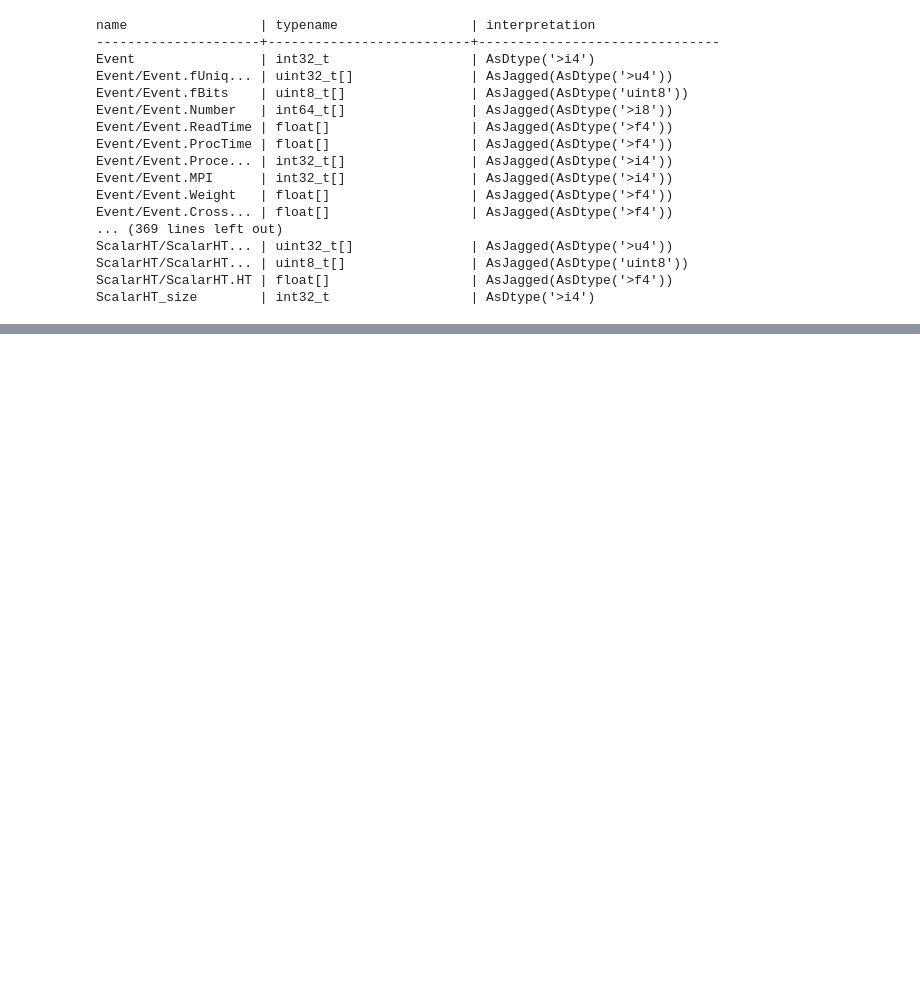
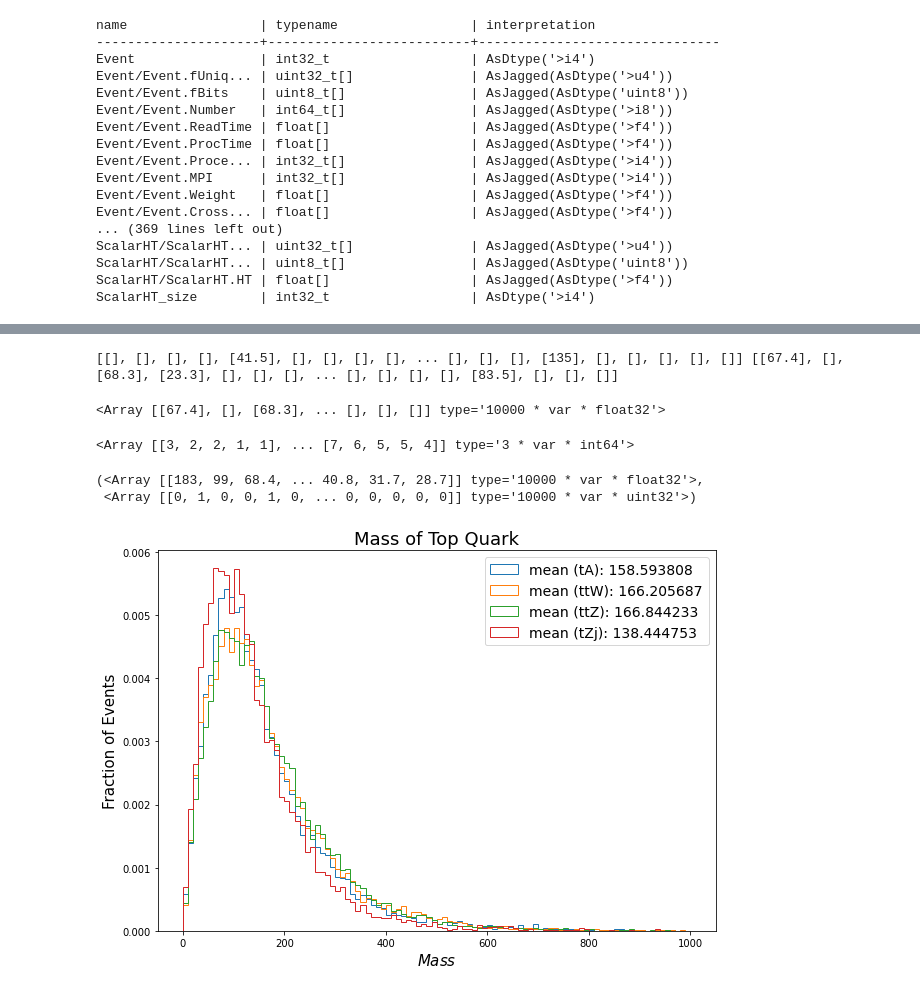
Before and after one commit to dlai211/Triple-Top, a Jupyter notebook: kinematic_plots.ipynb, the cells around one changed output, grey strips where cells are left out. Saved outputs shown, nothing was run; the diff lists cells and outputs as text; code cells hidden in the pictures; blank space fills up the shorter version.

```diff
--- a/kinematic_plots.ipynb
+++ b/kinematic_plots.ipynb
@@ -14,9 +16,9 @@ ak.__version__
 # %%
 # import the root file
-f_Att = uproot.open('/workspace/Att_400s/Events/run_01/tag_1_delphes_events.root')
-f_ttW = uproot.open('/workspace/ttW/Events/run_01/tag_1_delphes_events.root')
-f_ttZ = uproot.open('/workspace/ttZ/Events/run_01/tag_1_delphes_events.root')
-f_tZj = uproot.open('/workspace/tZj/Events/run_01/tag_1_delphes_events.root')
+f_Att = uproot.open('/workspace/tA_06/Events/run_01/tag_1_delphes_events.root')
+f_ttW = uproot.open('/workspace/ttW_06/Events/run_01/tag_1_delphes_events.root')
+f_ttZ = uproot.open('/workspace/ttZ_06/Events/run_01/tag_1_delphes_events.root')
+f_tZj = uproot.open('/workspace/tZj_06/Events/run_01/tag_1_delphes_events.root')
 
 f_Att.keys()
 # %% [output]
@@ -190,6 +219,50 @@ tZj_jet_ak = tree_jet_tZj.arrays(['Jet.Mass',
                                'Jet.Eta',
                                'Jet.Phi',
                                'Jet.DeltaEta'], library='ak')
+# %%
+print(Att_electron['Electron.PT'], Att_muon['Muon.PT'])
+ak.concatenate([Att_electron['Electron.PT'], Att_muon['Muon.PT']], axis=-1)
+# %% [output]
+[[], [], [], [], [41.5], [], [], [], [], ... [], [], [], [135], [], [], [], [], []] [[67.4], [], [68.3], [23.3], [], [], [], ... [], [], [], [], [83.5], [], [], []]
+<Array [[67.4], [], [68.3], ... [], [], []] type='10000 * var * float32'>
+# %%
+l1 = ak.Array([[1, 2, 3], [], [4, 5]])
+l2 = ak.Array([[1, 2], [3, 4, 5], [5, 6, 7]])
+ak.sort(ak.concatenate([l1, l2], axis=-1), axis=-1, ascending=False)
+# %% [output]
+<Array [[3, 2, 2, 1, 1], ... [7, 6, 5, 5, 4]] type='3 * var * int64'>
+# %%
+Att_jet_ak['Jet.PT'], Att_jet_ak['Jet.BTag']
+# %% [output]
+(<Array [[183, 99, 68.4, ... 40.8, 31.7, 28.7]] type='10000 * var * float32'>,
+ <Array [[0, 1, 0, 0, 1, 0, ... 0, 0, 0, 0, 0]] type='10000 * var * uint32'>)
+# %%
+plt.figure(figsize=(10,7))
+bin = np.linspace(0, 1000, 101)
+def MassT(EventSize, ID, Mass):
+    mass_t = []
+    for i in tqdm(range(EventSize)):
+        pid, mass = ID[i], (Mass[i])
+        loc = np.where(pid==6)
+        mass_t.append(mass[loc])
+    return np.concatenate(mass_t)
+m = MassT(10000, Att_particle['Particle.PID'], Att_particle['Particle.PT'])
+plt.hist(m, density=True, histtype='step', bins=bin, label='mean (tA): %f' %np.mean(m))
+m = MassT(10000, ttW_particle['Particle.PID'], ttW_particle['Particle.PT'])
+plt.hist(m, density=True, histtype='step', bins=bin, label='mean (ttW): %f' %np.mean(m))
+m = MassT(10000, ttZ_particle['Particle.PID'], ttZ_particle['Particle.PT'])
+plt.hist(m, density=True, histtype='step', bins=bin, label='mean (ttZ): %f' %np.mean(m))
+m = MassT(10000, tZj_particle['Particle.PID'], tZj_particle['Particle.PT'])
+plt.hist(m, density=True, histtype='step', bins=bin, label='mean (tZj): %f' %np.mean(m))
+plt.legend(fontsize=14)
+plt.xlabel(r'$Mass$' , fontsize=15)
+plt.ylabel("Fraction of Events", fontsize=15)
+plt.title('Mass of Top Quark', fontsize=18)
+plt.xticks(fontsize=10)
+plt.yticks(fontsize=10)
+plt.show()
+# %% [output]
+[figure, added]
 # %%
 plt.figure(figsize=(10,7))
 bin = np.linspace(-0.5, 15.5, 33)
```
Also changed, not shown: parts of 31 cells of this notebook, 1 other file.
